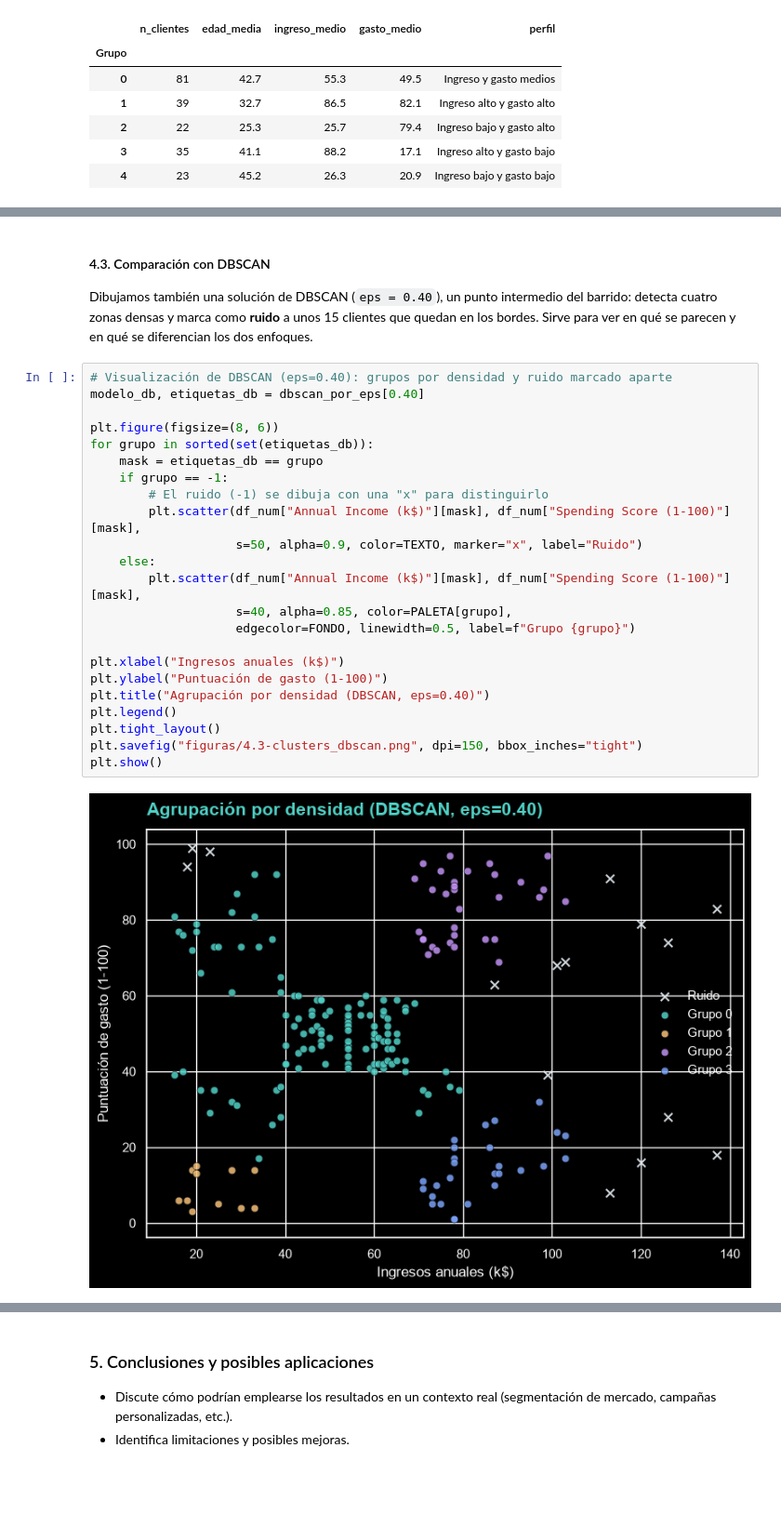
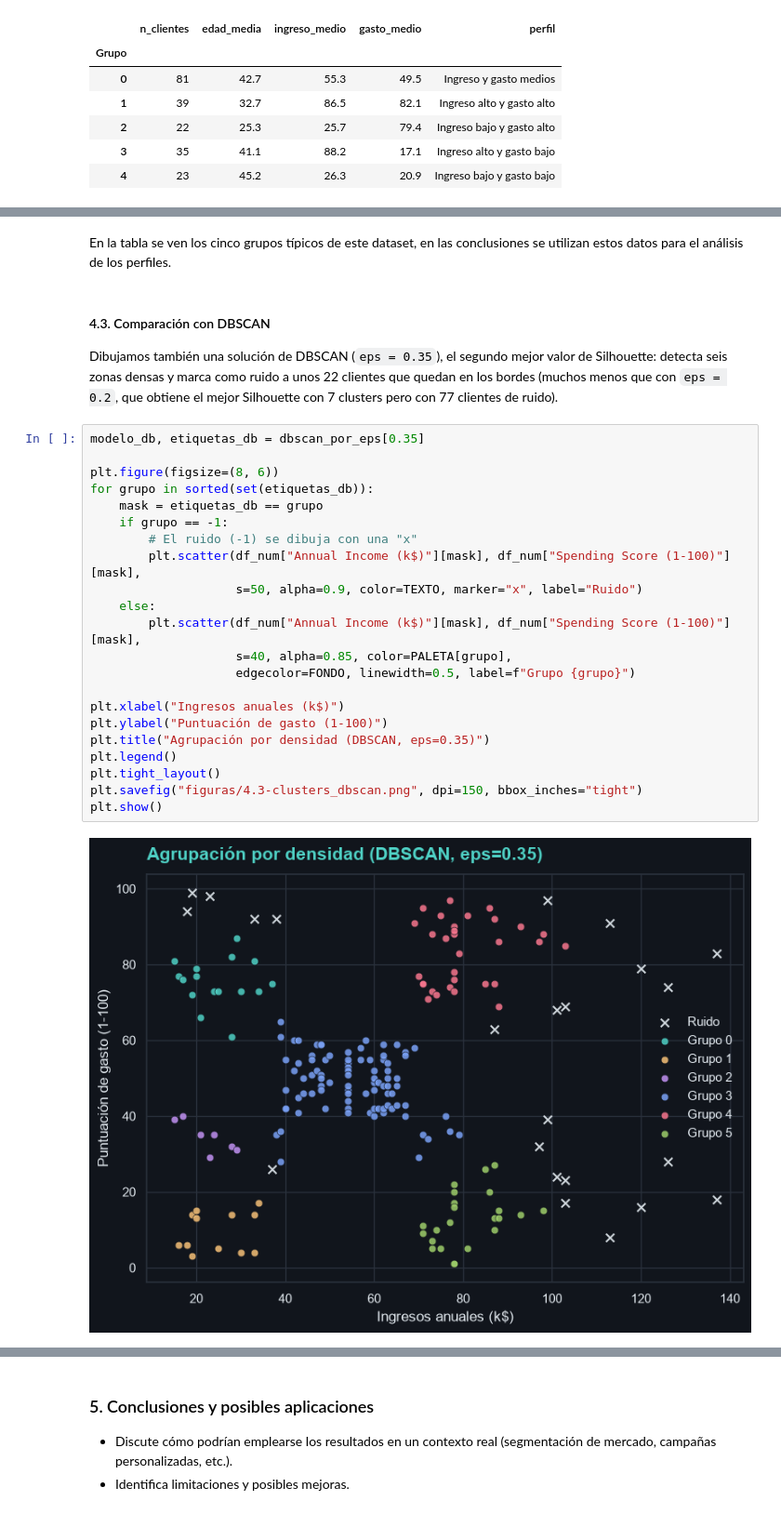
Before and after one commit to QudeCode/MSc-FIAIS-Activity-1, a Jupyter notebook: segmentacion_clientes.ipynb, the cells around one changed output, grey strips where cells are left out. Shown at 93% size. Drawn from its saved outputs; the diff is of its cells as text; blank space fills up the shorter version.

```diff
--- a/segmentacion_clientes.ipynb
+++ b/segmentacion_clientes.ipynb
@@ -550,32 +550,33 @@ En la tabla se ven los cinco grupos típicos de este dataset:
+# %% [markdown]
+En la tabla se ven los cinco grupos típicos de este dataset, en las conclusiones se utilizan estos datos para el análisis de los perfiles.
 # %% [markdown]
 #### 4.3. Comparación con DBSCAN
 
-Dibujamos también una solución de DBSCAN (`eps = 0.40`), un punto intermedio del barrido: detecta cuatro zonas densas y marca como **ruido** a unos 15 clientes que quedan en los bordes. Sirve para ver en qué se parecen y en qué se diferencian los dos enfoques.
+Dibujamos también una solución de DBSCAN (`eps = 0.35`), el segundo mejor valor de Silhouette: detecta seis zonas densas y marca como ruido a unos 22 clientes que quedan en los bordes (muchos menos que con `eps = 0.2`, que obtiene el mejor Silhouette con 7 clusters pero con 77 clientes de ruido).
 # %%
-# Visualización de DBSCAN (eps=0.40): grupos por densidad y ruido marcado aparte
-modelo_db, etiquetas_db = dbscan_por_eps[0.40]
+modelo_db, etiquetas_db = dbscan_por_eps[0.35]
 
 plt.figure(figsize=(8, 6))
 for grupo in sorted(set(etiquetas_db)):
     mask = etiquetas_db == grupo
     if grupo == -1:
-        # El ruido (-1) se dibuja con una "x" para distinguirlo
+        # El ruido (-1) se dibuja con una "x"
         plt.scatter(df_num["Annual Income (k$)"][mask], df_num["Spending Score (1-100)"][mask],
                     s=50, alpha=0.9, color=TEXTO, marker="x", label="Ruido")
     else:
         plt.scatter(df_num["Annual Income (k$)"][mask], df_num["Spending Score (1-100)"][mask],
                     s=40, alpha=0.85, color=PALETA[grupo],
                     edgecolor=FONDO, linewidth=0.5, label=f"Grupo {grupo}")
 
 plt.xlabel("Ingresos anuales (k$)")
 plt.ylabel("Puntuación de gasto (1-100)")
-plt.title("Agrupación por densidad (DBSCAN, eps=0.40)")
+plt.title("Agrupación por densidad (DBSCAN, eps=0.35)")
 plt.legend()
 plt.tight_layout()
 plt.savefig("figuras/4.3-clusters_dbscan.png", dpi=150, bbox_inches="tight")
 plt.show()
 # %% [output]
-[figure, old version]
+[figure, new version]
 # %% [markdown]
 Los dos métodos coinciden en las zonas con más densidad de puntos, pero funcionan distinto:
 
```
Also changed, not shown: parts of 19 cells of this notebook, 3 other files.
